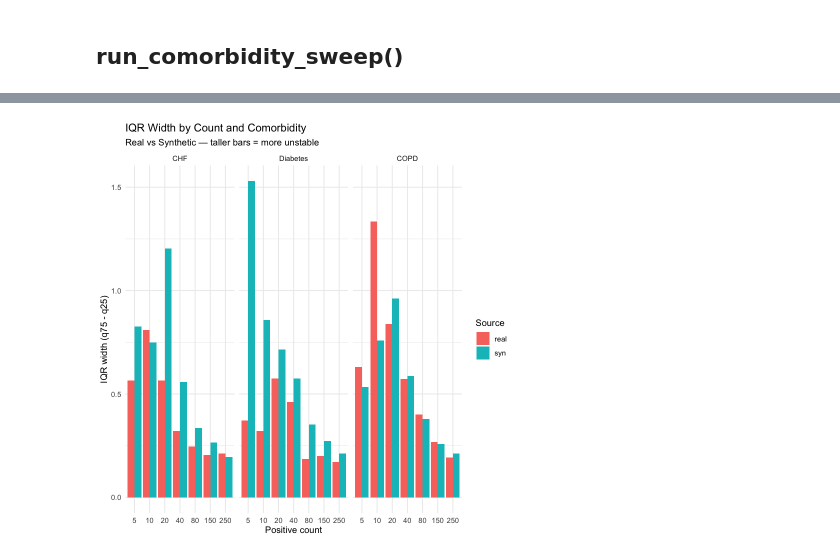
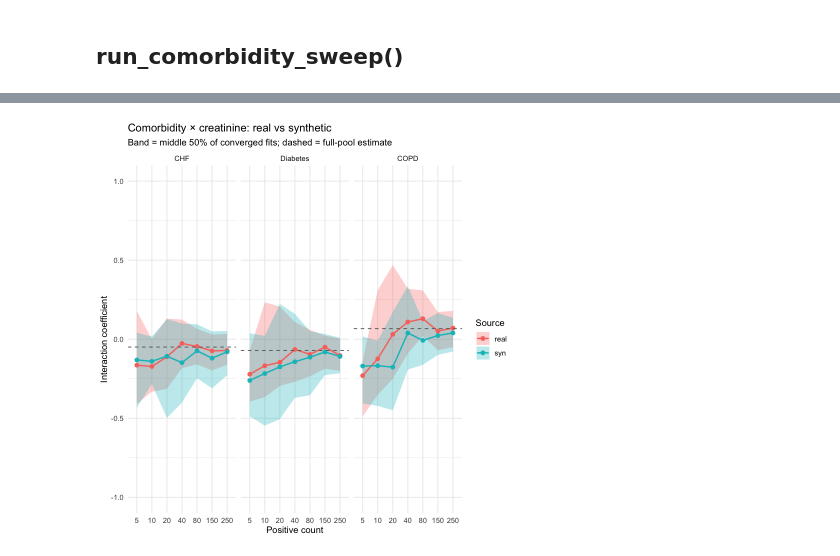
Before and after one commit to ShengPeiWilliam/mimic-synthetic-fidelity, a Jupyter notebook: code/mimic-fidelity-analysis.ipynb, the cells around one changed output, grey strips where cells are left out. Saved outputs shown, nothing was run; the diff lists cells and outputs as text; code cells hidden in the pictures.

```diff
--- a/code/mimic-fidelity-analysis.ipynb
+++ b/code/mimic-fidelity-analysis.ipynb
@@ -585,13 +696,49 @@ stability_long <- stability_compare %>%
     source      = ifelse(source == "real_width", "real", "syn"),
     comorbidity = factor(comorbidity, levels = c("CHF", "Diabetes", "COPD"))
   )
-ggplot(stability_long, aes(x = factor(count), y = width, fill = source)) +
+p_spread <- ggplot(stability_long, aes(x = factor(count), y = width, fill = source)) +
   geom_col(position = "dodge") +
   facet_wrap(~ comorbidity) +
-  labs(title = "IQR Width by Count and Comorbidity",
-       subtitle = "Real vs Synthetic — taller bars = more unstable",
-       x = "Positive count", y = "IQR width (q75 - q25)",
+  labs(title = "Estimate spread narrows as the positive count grows",
+       subtitle = "Middle 50% of converged fits only",
+       x = "Positive count", y = "Spread (middle 50%)",
        fill = "Source") +
   theme_minimal()
-# %% [output]
-[figure, removed]
+# %%
+plot_df <- bind_rows(
+    sweep_chf$quantile_summary      %>% mutate(comorbidity = "CHF"),
+    sweep_diabetes$quantile_summary %>% mutate(comorbidity = "Diabetes"),
+    sweep_copd$quantile_summary     %>% mutate(comorbidity = "COPD")
+  ) %>%
+  pivot_longer(
+    cols = matches("^(real|syn)_q[0-9]+$"),   # skip pct_*/width columns
+    names_to = c("source", "quantile"),
+    names_pattern = "(real|syn)_q(\\d+)",
+    values_to = "value"
+  ) %>%
+  mutate(quantile = paste0("q", quantile)) %>%
+  pivot_wider(names_from = quantile, values_from = value) %>%
+  mutate(comorbidity = factor(comorbidity, levels = c("CHF", "Diabetes", "COPD")))
+
+ref_df <- tibble(
+  comorbidity = factor(c("CHF", "Diabetes", "COPD"),
+                       levels = c("CHF", "Diabetes", "COPD")),
+  full_est    = c(FULL_EST_chf, FULL_EST_diabetes, FULL_EST_copd)
+)
+
+p_ribbon <- ggplot(plot_df, aes(x = factor(count), color = source, fill = source)) +
+  geom_ribbon(aes(ymin = q25, ymax = q75, group = source), alpha = 0.3, color = NA) +
+  geom_line(aes(y = q50, group = source), linewidth = 0.8) +
+  geom_point(aes(y = q50), size = 2) +
+  geom_hline(data = ref_df, aes(yintercept = full_est),
+             linetype = "dashed", color = "grey40") +
+  facet_wrap(~ comorbidity) +
+  coord_cartesian(ylim = c(-1, 1)) +
+  labs(title = "Comorbidity × creatinine: real vs synthetic",
+       subtitle = "Band = middle 50% of converged fits; dashed = full-pool estimate",
+       x = "Positive count", y = "Interaction coefficient",
+       color = "Source", fill = "Source") +
+  theme_minimal()
+p_ribbon
+# %% [output]
+[figure, added]
```
Also changed, not shown: parts of 63 cells of this notebook.
